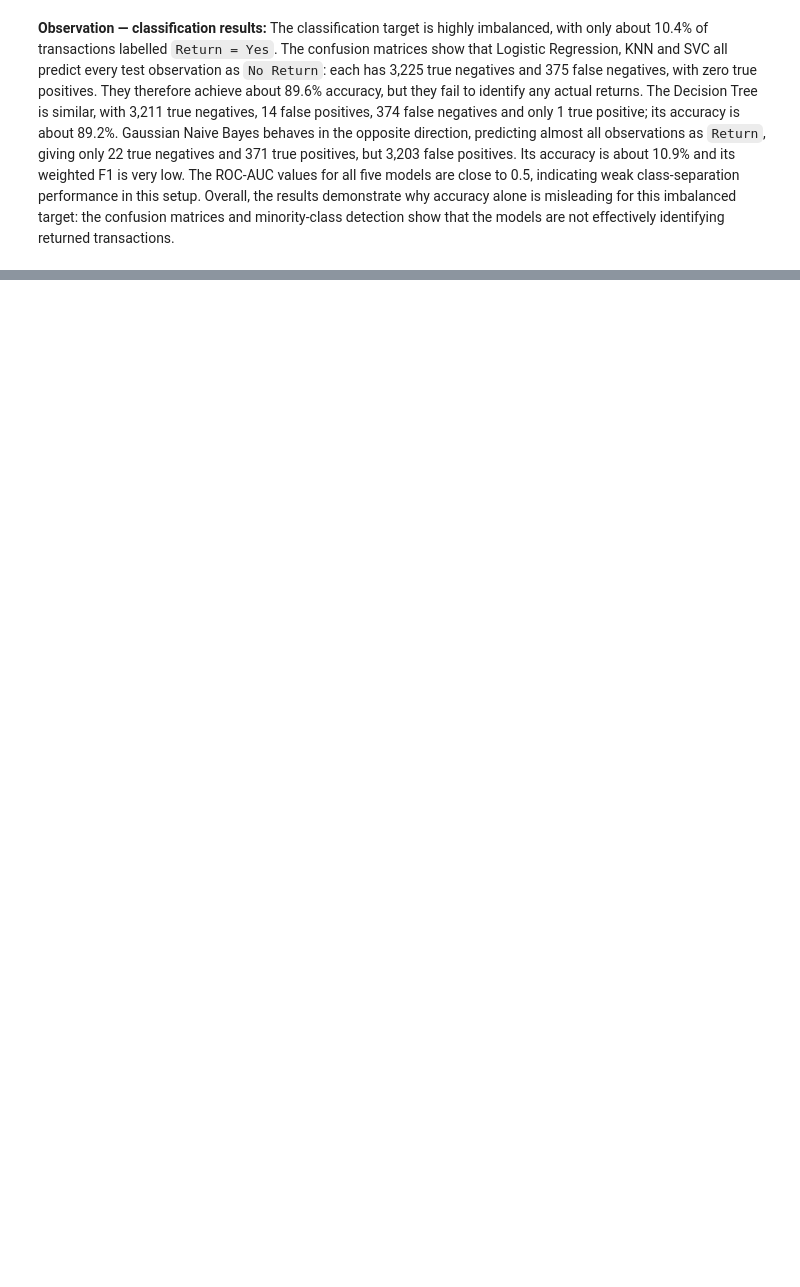
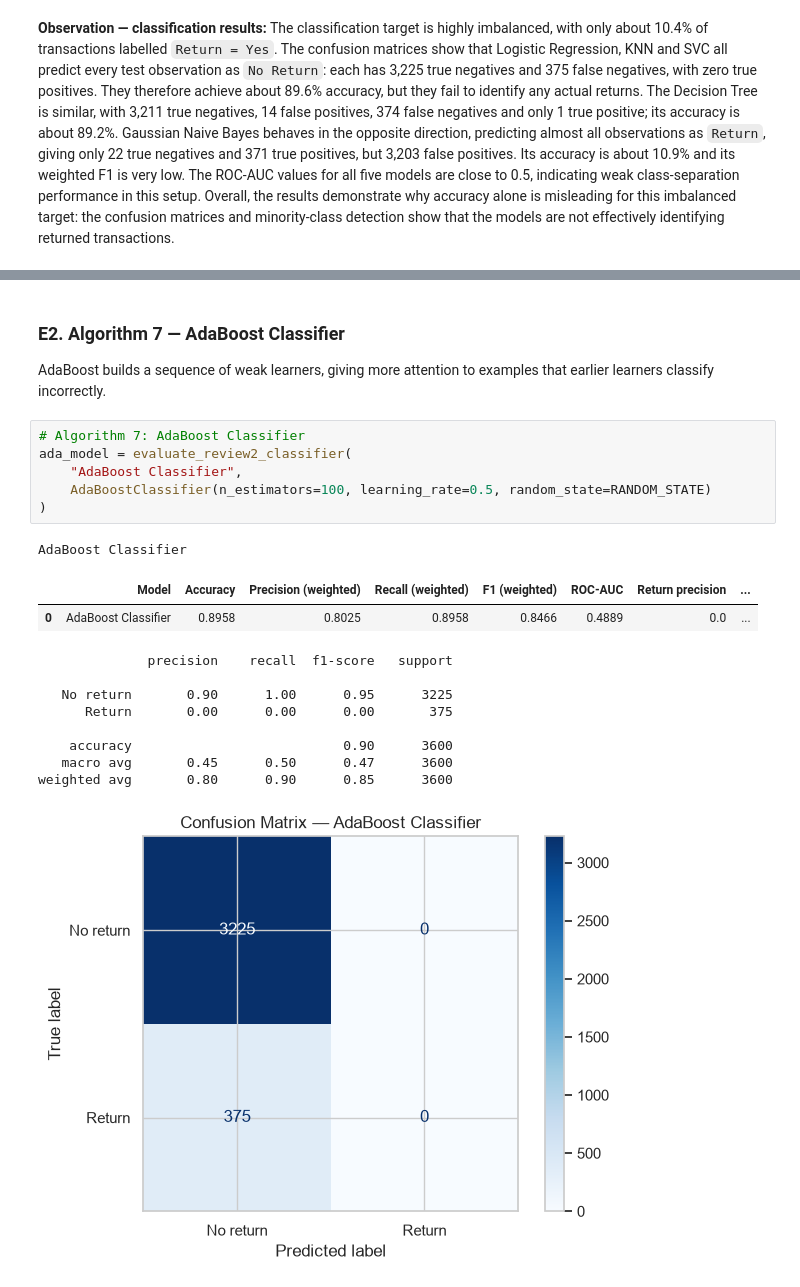
Before and after one commit to Ramjith821/RetailSalestest, a Jupyter notebook: Retail_store.ipynb, the cells around one changed output, grey strips where cells are left out. Drawn from its saved outputs; the diff is of its cells as text; blank space fills up the shorter version.

```diff
--- a/Retail_store.ipynb
+++ b/Retail_store.ipynb
@@ -1163,0 +1262,23 @@ clf_results_df
+# %% [markdown]
+### E2. Algorithm 7 — AdaBoost Classifier
+
+AdaBoost builds a sequence of weak learners, giving more attention to examples that earlier learners classify incorrectly.
+# %%
+# Algorithm 7: AdaBoost Classifier
+ada_model = evaluate_review2_classifier(
+    "AdaBoost Classifier",
+    AdaBoostClassifier(n_estimators=100, learning_rate=0.5, random_state=RANDOM_STATE)
+)
+# %% [output]
+AdaBoost Classifier
+|  | Model | Accuracy | Precision (weighted) | Recall (weighted) | F1 (weighted) | ROC-AUC | Return precision | ... |
+| 0 | AdaBoost Classifier | 0.8958 | 0.8025 | 0.8958 | 0.8466 | 0.4889 | 0.0 | ... |
+              precision    recall  f1-score   support
+
+   No return       0.90      1.00      0.95      3225
+      Return       0.00      0.00      0.00       375
+
+    accuracy                           0.90      3600
+   macro avg       0.45      0.50      0.47      3600
+weighted avg       0.80      0.90      0.85      3600
+[figure, added]
```
Also changed, not shown: parts of 28 cells of this notebook.
